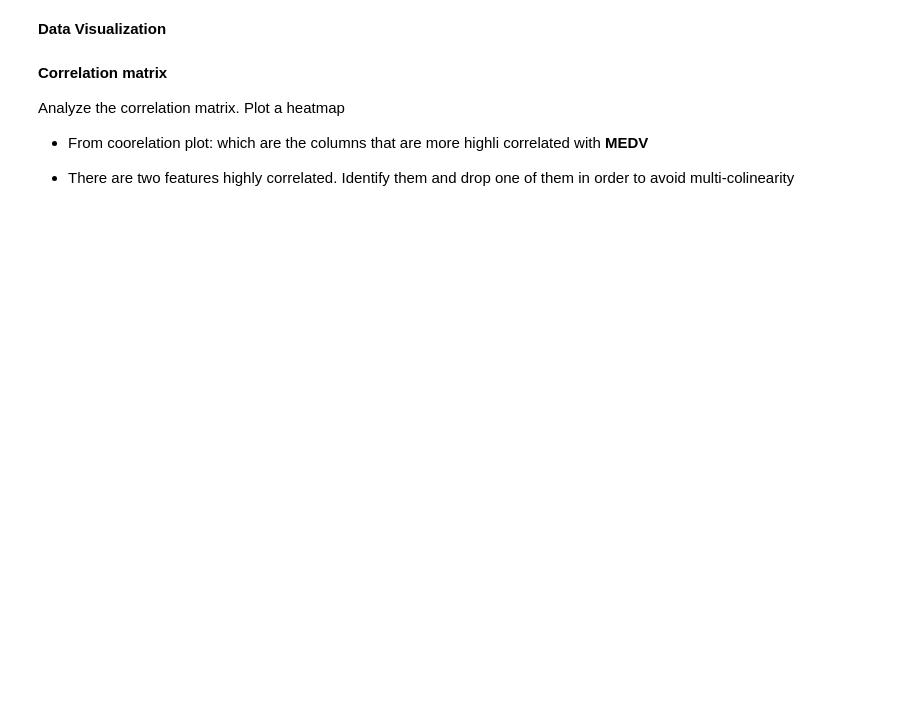
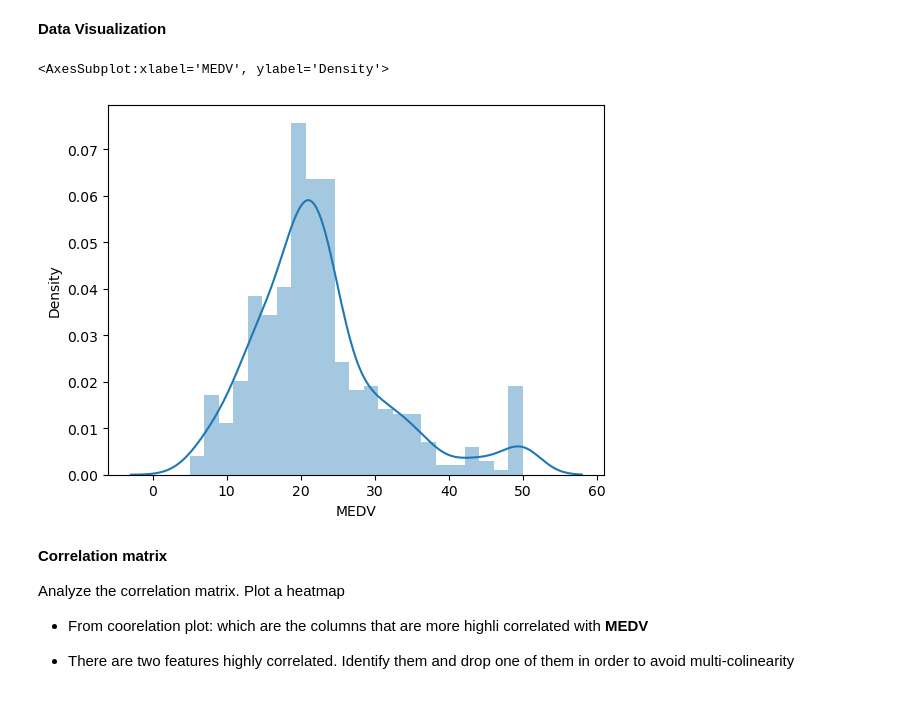
Before and after one commit to rafazamb/DS_PT_PR_SEP22, a Jupyter notebook: 03-Machine_Learning/01-Supervisado/01-Regresión Lineal/ejercicios/3 Polynomial_Regression.ipynb, the cells around one changed output. Cells and saved outputs as stored; diff of their text form; code cells hidden in the pictures; blank space fills up the shorter version.

```diff
--- a/03-Machine_Learning/01-Supervisado/01-Regresión Lineal/ejercicios/3 Polynomial_Regression.ipynb
+++ b/03-Machine_Learning/01-Supervisado/01-Regresión Lineal/ejercicios/3 Polynomial_Regression.ipynb
@@ -38,2 +43,5 @@ I**mport the required Libraries**
 # %% [markdown]
 **Load the Boston Housing DataSet from scikit-learn**
+# %%
+from sklearn.datasets import load_boston
+boston_dataset = load_boston()
@@ -42,2 +73,5 @@ I**mport the required Libraries**
 # %% [markdown]
 **Load the data into pandas dataframe**
+# %%
+df = pd.DataFrame(boston_dataset['data'], columns=boston_dataset['feature_names'])
+df.head()
@@ -44,2 +85,5 @@ I**mport the required Libraries**
 # %% [markdown]
 **The target values is missing from the data. Create a new column of target values and add it to dataframe in a column called MEDV**
+# %%
+df['MEDV'] = boston_dataset['target']
+df.head()
@@ -50,5 +121,10 @@ Check for missing values in all the columns
 # %% [markdown]
 **Data Visualization**
+# %%
+sns.distplot(df.MEDV)
+# %% [output]
+<AxesSubplot:xlabel='MEDV', ylabel='Density'>
+[figure, added]
 # %% [markdown]
 **Correlation matrix**
 
```
Also changed, not shown: parts of 27 cells of this notebook.
